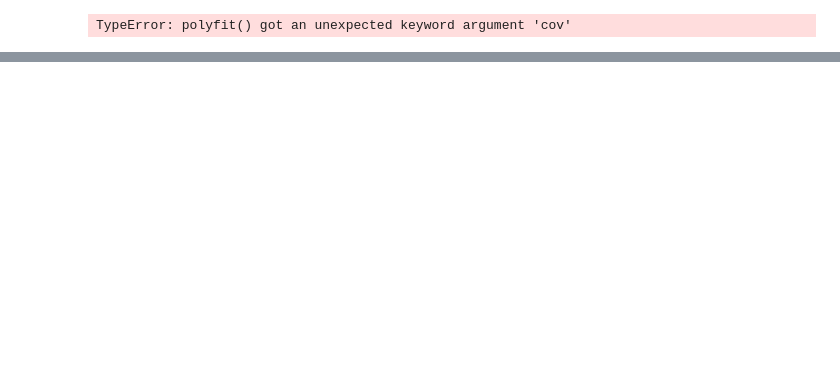
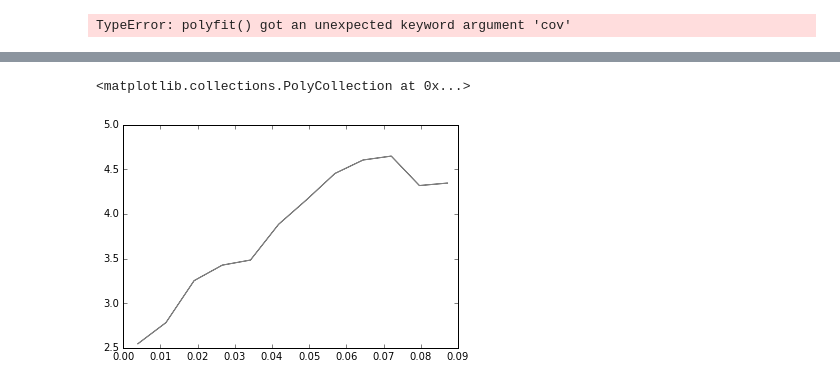
Before and after one commit to granttremblay/RainMaker, a Jupyter notebook: rainmaker_development_helper.ipynb, the cells around one changed output, grey strips where cells are left out. Cells and saved outputs as stored; diff of their text form; code cells hidden in the pictures; blank space fills up the shorter version.

```diff
--- a/rainmaker_development_helper.ipynb
+++ b/rainmaker_development_helper.ipynb
@@ -76,0 +101,5 @@ ax.set_xscale('log')
+# %%
+plt.fill_between(r.value, lowerbound.value, upperbound.value, facecolor='blue', alpha=0.5)
+# %% [output]
+<matplotlib.collections.PolyCollection at 0x...>
+[figure, added]
```
Also changed, not shown: parts of 14 cells of this notebook, 1 other file.
